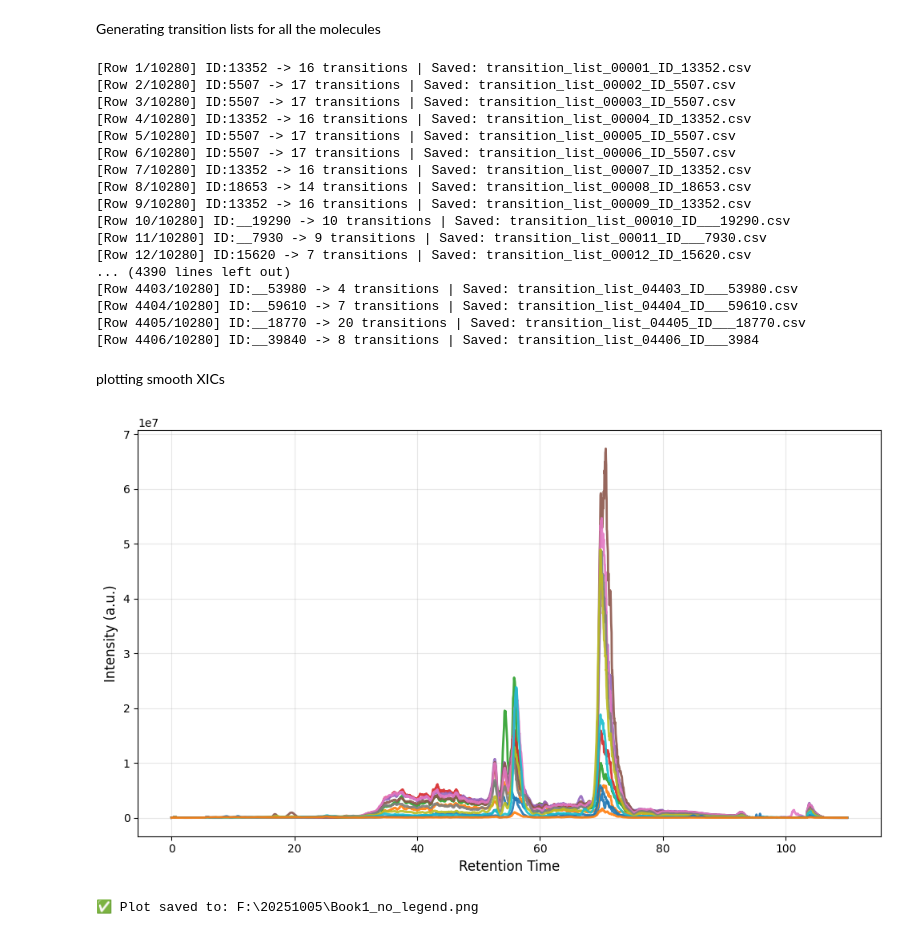
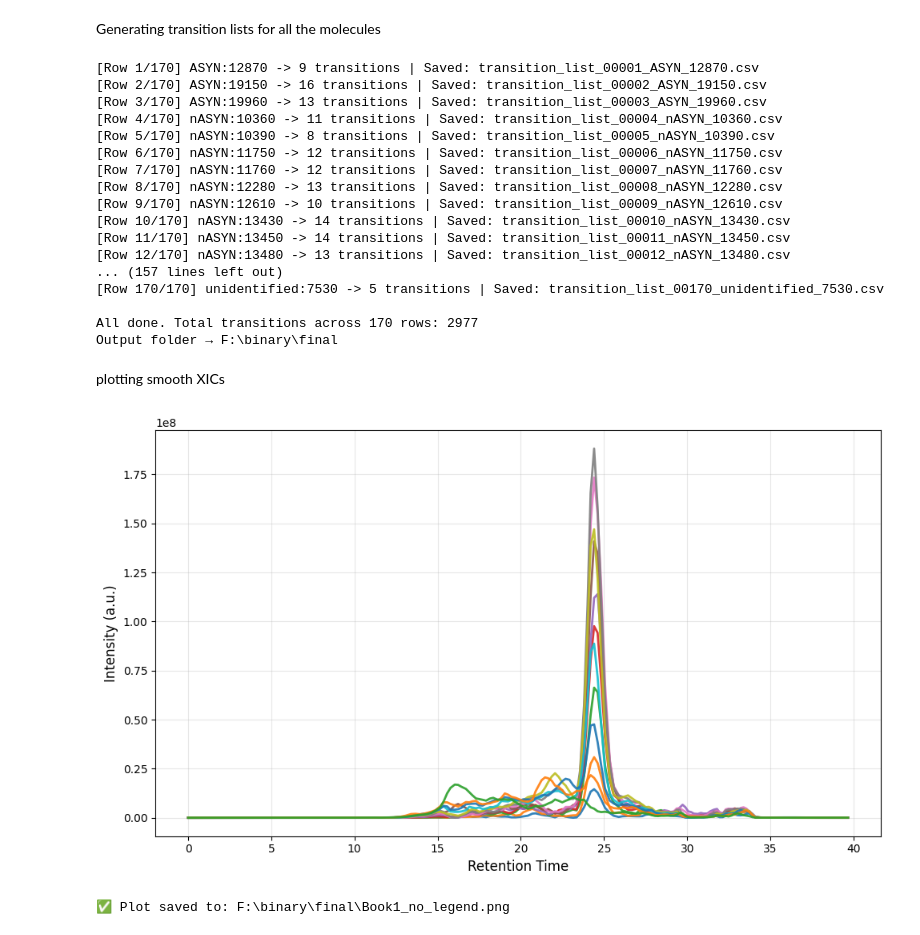
Before and after one commit to benjaminnigjeh/ip-neuro, a Jupyter notebook: notebooks/vis_xic.ipynb, the cells around one changed output. Drawn from its saved outputs; the diff is of its cells as text; code cells hidden in the pictures.

```diff
--- a/notebooks/vis_xic.ipynb
+++ b/notebooks/vis_xic.ipynb
@@ -179,8 +179,8 @@ import pandas as pd
 # ----------------------------
 # EDIT THESE IF NEEDED
 # ----------------------------
-INPUT_PATH = r"F:/20251005/input.csv"      # path to your input CSV
-OUTPUT_DIR = r"F:/20251005/out_lists"      # folder where per-molecule CSVs will be saved
+INPUT_PATH = r"F:/binary/final/report.csv"      # path to your input CSV
+OUTPUT_DIR = r"F:/binary/final"      # folder where per-molecule CSVs will be saved
 FILENAME_PREFIX = "transition_list"        # prefix for each file name
 # ----------------------------
 
@@ -333,23 +333,23 @@ if skipped_overall:
         print("  Row:", tup[0], "| Molecule:", tup[1], "| Reason:", tup[2])
 print(f"Output folder → {Path(OUTPUT_DIR).resolve()}")
 # %% [output]
-[Row 1/10280] ID:13352 -> 16 transitions | Saved: transition_list_00001_ID_13352.csv
-[Row 2/10280] ID:5507 -> 17 transitions | Saved: transition_list_00002_ID_5507.csv
-[Row 3/10280] ID:5507 -> 17 transitions | Saved: transition_list_00003_ID_5507.csv
-[Row 4/10280] ID:13352 -> 16 transitions | Saved: transition_list_00004_ID_13352.csv
-[Row 5/10280] ID:5507 -> 17 transitions | Saved: transition_list_00005_ID_5507.csv
-[Row 6/10280] ID:5507 -> 17 transitions | Saved: transition_list_00006_ID_5507.csv
-[Row 7/10280] ID:13352 -> 16 transitions | Saved: transition_list_00007_ID_13352.csv
-[Row 8/10280] ID:18653 -> 14 transitions | Saved: transition_list_00008_ID_18653.csv
-[Row 9/10280] ID:13352 -> 16 transitions | Saved: transition_list_00009_ID_13352.csv
-[Row 10/10280] ID:__19290 -> 10 transitions | Saved: transition_list_00010_ID___19290.csv
-[Row 11/10280] ID:__7930 -> 9 transitions | Saved: transition_list_00011_ID___7930.csv
-[Row 12/10280] ID:15620 -> 7 transitions | Saved: transition_list_00012_ID_15620.csv
-... (4390 lines left out)
-[Row 4403/10280] ID:__53980 -> 4 transitions | Saved: transition_list_04403_ID___53980.csv
-[Row 4404/10280] ID:__59610 -> 7 transitions | Saved: transition_list_04404_ID___59610.csv
-[Row 4405/10280] ID:__18770 -> 20 transitions | Saved: transition_list_04405_ID___18770.csv
-[Row 4406/10280] ID:__39840 -> 8 transitions | Saved: transition_list_04406_ID___3984
+[Row 1/170] ASYN:12870 -> 9 transitions | Saved: transition_list_00001_ASYN_12870.csv
+[Row 2/170] ASYN:19150 -> 16 transitions | Saved: transition_list_00002_ASYN_19150.csv
+[Row 3/170] ASYN:19960 -> 13 transitions | Saved: transition_list_00003_ASYN_19960.csv
+[Row 4/170] nASYN:10360 -> 11 transitions | Saved: transition_list_00004_nASYN_10360.csv
+[Row 5/170] nASYN:10390 -> 8 transitions | Saved: transition_list_00005_nASYN_10390.csv
+[Row 6/170] nASYN:11750 -> 12 transitions | Saved: transition_list_00006_nASYN_11750.csv
+[Row 7/170] nASYN:11760 -> 12 transitions | Saved: transition_list_00007_nASYN_11760.csv
+[Row 8/170] nASYN:12280 -> 13 transitions | Saved: transition_list_00008_nASYN_12280.csv
+[Row 9/170] nASYN:12610 -> 10 transitions | Saved: transition_list_00009_nASYN_12610.csv
+[Row 10/170] nASYN:13430 -> 14 transitions | Saved: transition_list_00010_nASYN_13430.csv
+[Row 11/170] nASYN:13450 -> 14 transitions | Saved: transition_list_00011_nASYN_13450.csv
+[Row 12/170] nASYN:13480 -> 13 transitions | Saved: transition_list_00012_nASYN_13480.csv
+... (157 lines left out)
+[Row 170/170] unidentified:7530 -> 5 transitions | Saved: transition_list_00170_unidentified_7530.csv
+
+All done. Total transitions across 170 rows: 2977
+Output folder → F:\binary\final
 # %% [markdown]
 plotting smooth XICs
 # %%
@@ -360,41 +360,41 @@ from scipy.signal import savgol_filter
 from pathlib import Path
 
 # ---------------- CONFIG ----------------
-INPUT_FILE = r"F:/20251005/18653d.xlsx"   # your Excel file
+INPUT_FILE = r"F:/binary/final/test.xlsx"   # your Excel file
 SHEET_NAME = 0
-SMOOTH_WINDOW = 15
+SMOOTH_WINDOW = 2
 POLY_ORDER = 1
 OUT_PNG = Path(INPUT_FILE).with_name("Book1_no_legend.png")
 # ----------------------------------------
 
 # Load and clean data
 df = pd.read_excel(INPUT_FILE, sheet_name=SHEET_NAME).dropna(how="all")
 df = df.apply(pd.to_numeric, errors="coerce")
 df = df.dropna(how="all")
 
 x = df.iloc[:, 0].values
 intensity_cols = df.columns[1:]
 
 plt.figure(figsize=(10, 6))
 #plt.title("Smoothed Intensity vs Retention Time", fontsize=14)
 plt.xlabel("Retention Time", fontsize=12)
 plt.ylabel("Intensity (a.u.)", fontsize=12)
 
 for col in intensity_cols:
     y = df[col].values
     if len(y) < SMOOTH_WINDOW:
         smooth_y = y
     else:
         smooth_y = savgol_filter(y, SMOOTH_WINDOW, POLY_ORDER)
     plt.plot(x, smooth_y, linewidth=2, alpha=0.9)
 
 plt.grid(alpha=0.3)
 plt.tight_layout()
 plt.savefig(OUT_PNG, dpi=300)
 #plt.xlim((30,50))
 plt.show()
 
 print(f"✅ Plot saved to: {OUT_PNG}")
 # %% [output]
-[figure, old version]
+[figure, new version]
-✅ Plot saved to: F:\20251005\Book1_no_legend.png
+✅ Plot saved to: F:\binary\final\Book1_no_legend.png
```
Also changed, not shown: parts of 1 cell of this notebook, 6 other files.
